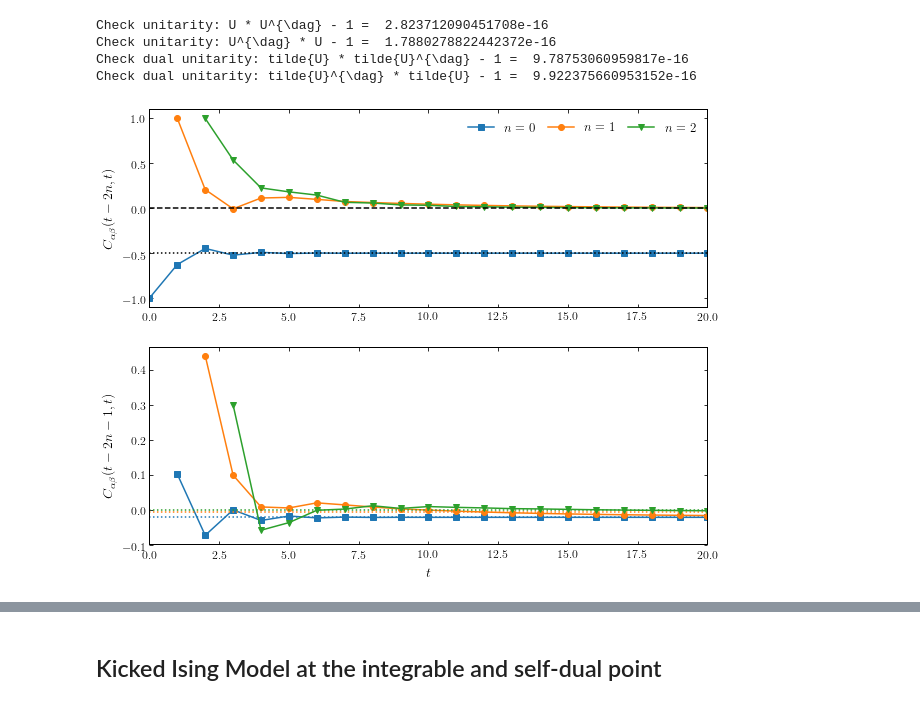
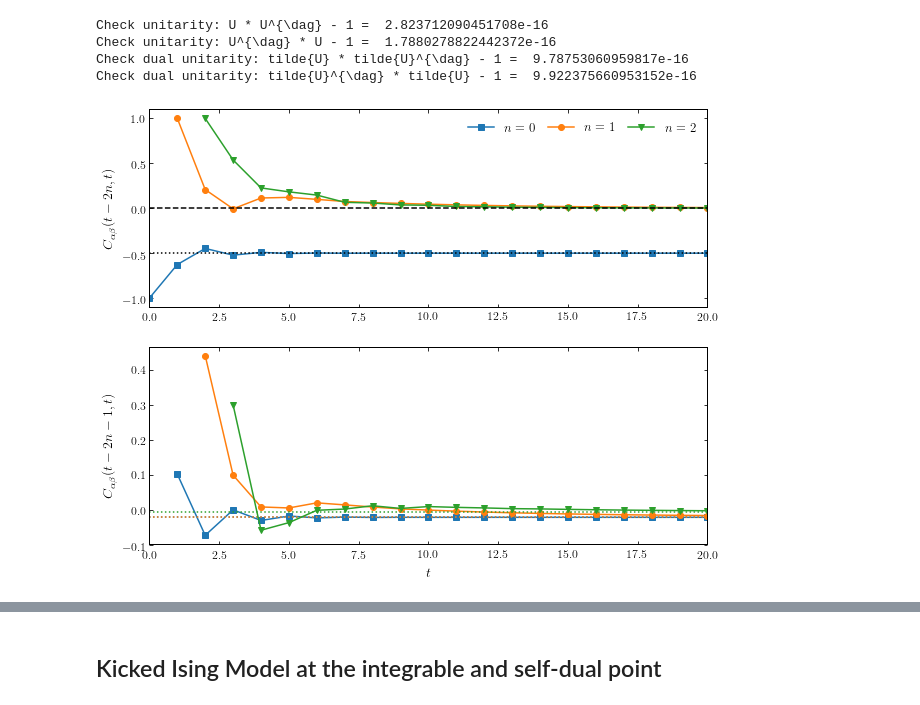
Before and after one commit to PieterWClaeys/UnitaryCircuits, a Jupyter notebook: MaximumVelocityQuantumCircuits.ipynb, the cells around one changed output, grey strips where cells are left out. Cells and saved outputs as stored; diff of their text form; code cells hidden in the pictures.

```diff
--- a/MaximumVelocityQuantumCircuits.ipynb
+++ b/MaximumVelocityQuantumCircuits.ipynb
@@ -511,11 +511,12 @@ Check dual unitarity: tilde{U}^{\dag} * tilde{U} - 1 =  9.922375660953152e-16
 a_x, a_y, a_z = np.sqrt(1./2.), 0., np.sqrt(1./2.)
 b_x, b_y, b_z = 0.,1., 0.
 
+
 #Construct sigma_alpha and sigma_beta
 op_a, op_b = a_x*X+a_y*Y+a_z*Z, b_x*X+b_y*Y+b_z*Z
 
 
-#Analytic expressions for long-time value of quantum channel
+#Analytic expressions for long-time value of OTOC
 def OTOC_ss_KIM(n):
       if(n==0):
         return (1.+a_z**2)*(b_x*np.cos(h_1)-b_y*np.sin(h_1))**2-a_z**2
@@ -524,7 +525,7 @@ def OTOC_ss_KIM(n):
                  (np.cos(h_1+h_2)**2-a_z**2*np.sin(h_1+h_2)**2) * np.cos(h_1+h_2)**(2.*(n-1)) )
 
 #Number of time steps
-n_t = 25
+n_t = 50
 
 #Create figure
 fix,[ax1,ax2] = plt.subplots(2,1,figsize=[10,8])
@@ -535,36 +536,35 @@ ax1.plot(t_range, OTOC.real,'C0s-',label=r'$n = 0$')
 
 [t_range, OTOC] = evol_even(U, op_a, op_b, 2, n_t)
 ax1.plot(1.+t_range, OTOC.real,'C1o-',label=r'$n = 1$')
 
 [t_range, OTOC] = evol_even(U, op_a, op_b, 3, n_t)
 ax1.plot(2.+t_range, OTOC.real,'C2v-',label=r'$n = 2$')
 
 #(t-x) odd
 [t_range, OTOC] = evol_odd(U, op_a, op_b, 1, n_t)
 ax2.plot(1.+t_range, OTOC.real,'C0s-',label=r'$n = 0$')
-ax2.plot(t_range, [OTOC_ss_KIM(1)]*len(t_range),'C0:' )
+ax2.plot(t_range, [OTOC_ss_KIM(0)]*len(t_range),'C0:' )
 
 [t_range, OTOC] = evol_odd(U, op_a, op_b, 2, n_t)
 ax2.plot(2.+t_range, OTOC.real,'C1o-',label=r'$n = 1$')
-ax2.plot(t_range, [OTOC_ss_KIM(2)]*len(t_range),'C1:' )
+ax2.plot(t_range, [OTOC_ss_KIM(1)]*len(t_range),'C1:' )
 
 [t_range, OTOC] = evol_odd(U, op_a, op_b, 3, n_t)
 ax2.plot(3.+t_range, OTOC.real,'C2v-',label=r'$n = 2$')
-ax2.plot(t_range, [OTOC_ss_KIM(3)]*len(t_range),'C2:' )
-
+ax2.plot(t_range, [OTOC_ss_KIM(2)]*len(t_range),'C2:' )
 
 ax1.plot([3.*b_z**2*a_z**2-a_z**2-b_z**2]*n_t,'k:')
 ax1.plot([0.]*n_t,'k--')
 
 
 ax1.set_xlim([0.,20.])
 ax2.set_xlim([0.,20.])
 ax1.set_ylabel(r'$C_{\alpha \beta}(t-2n,t)$')
 ax2.set_ylabel(r'$C_{\alpha \beta}(t-2n-1,t)$')
 ax2.set_xlabel(r'$t$')
 ax1.legend(ncol=3,columnspacing=1.)
 
 plt.show()
 # %% [output]
-[figure, old version]
+[figure, new version]
 # %%
```
Also changed, not shown: parts of 6 cells of this notebook.
